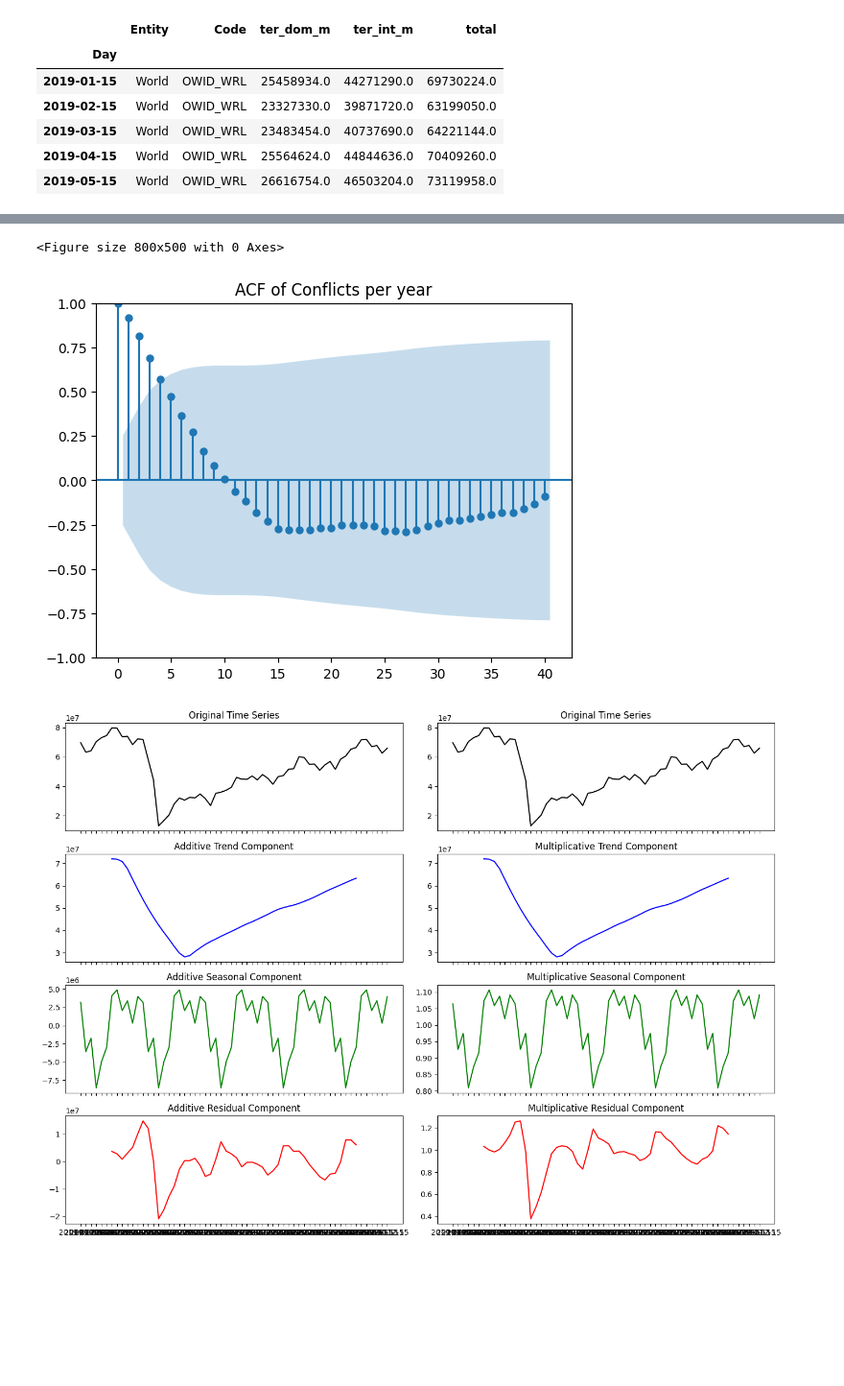
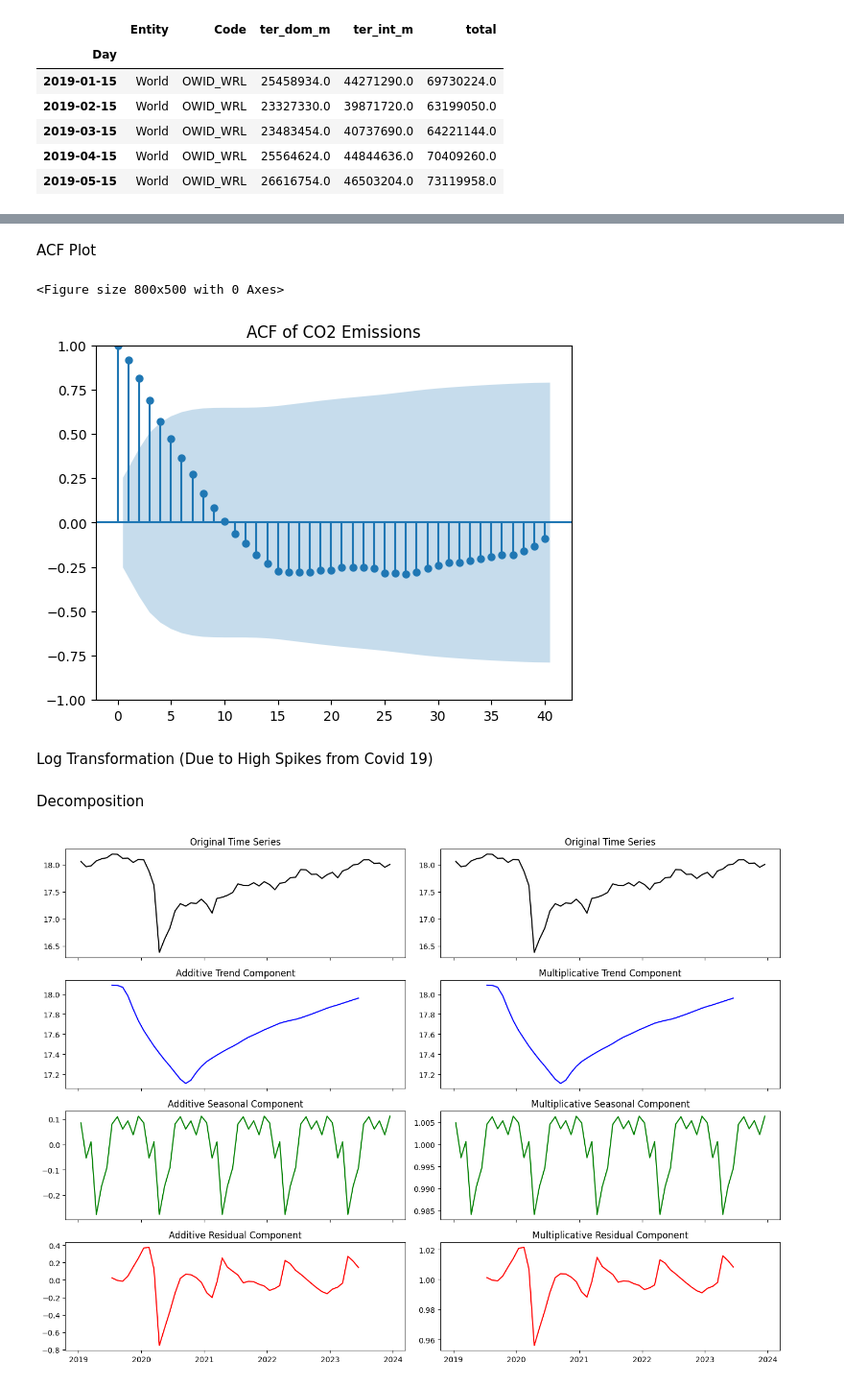
Before and after one commit to BOYSABIO/Operations-Management-Group-Project-1, a Jupyter notebook: CO2_Emissions.ipynb, the cells around one changed output, grey strips where cells are left out. Shown at 96% size. Saved outputs shown, nothing was run; the diff lists cells and outputs as text; code cells hidden in the pictures; blank space fills up the shorter version.

Commit message:
Finished time series model

```diff
--- a/CO2_Emissions.ipynb
+++ b/CO2_Emissions.ipynb
@@ -15,5 +19,5 @@ df.head(1)
 # %%
-pd.to_datetime(df['Day'])
-df.head()
+df['Day'] = pd.to_datetime(df['Day'])
+df
 # %% [output]
 |  | Entity | Code | Day | ter_dom_m | ter_int_m |
@@ -50,14 +63,23 @@ import plotly.graph_objects as go
 
 fig = go.Figure()
 
-fig.add_trace(go.Scatter(x = co2.index, y = co2['total'], mode = 'lines'))
+fig.add_trace(go.Scatter(x=co2.index, y=co2['total'], mode='lines+markers', name='Total CO₂'))
 
 fig.update_layout(title = 'Monthly CO2 Emissions from International and Domestic Flights',
                   xaxis_title = 'Date (Years)',
                   yaxis_title = 'CO2 Emissions (Million Tonnes)',
                   template = 'plotly_dark')
 
+fig.add_vrect(x0="2020-01-01", x1="2020-12-31",
+              fillcolor="red", opacity=0.3,
+              layer="below", line_width=0)
+
+co2['rolling_mean'] = co2['total'].rolling(window=6).mean()
+fig.add_trace(go.Scatter(x=co2.index, y=co2['rolling_mean'], mode='lines', name='6-Month Moving Avg'))
+
 fig.show()
+# %% [markdown]
+ACF Plot
 # %%
 from statsmodels.graphics.tsaplots import plot_acf
 import matplotlib.pyplot as plt
@@ -65,11 +87,18 @@ import matplotlib.pyplot as plt
 # Plot ACF of Apple closing prices
 plt.figure(figsize=(8, 5))
 plot_acf(co2['total'], lags=40)
-plt.title("ACF of Conflicts per year")
+plt.title("ACF of CO2 Emissions")
 plt.show()
 # %% [output]
 <Figure size 800x500 with 0 Axes>
-[figure, old version]
+[figure, new version]
+# %% [markdown]
+Log Transformation (Due to High Spikes from Covid 19)
+# %%
+import numpy as np
+co2["log_total"] = np.log(co2["total"])
+# %% [markdown]
+Decomposition
 # %%
 import numpy as np
 import pandas as pd
@@ -80,39 +109,39 @@ from statsmodels.graphics.tsaplots import plot_acf, plot_pacf
 from statsmodels.stats.diagnostic import acorr_ljungbox
 
 # ---  Apply Additive and Multiplicative Decomposition ---
-additive_decomposition = seasonal_decompose(co2["total"], model="additive", period=12)
-multiplicative_decomposition = seasonal_decompose(co2["total"], model="multiplicative", period=12)
+additive_decomposition = seasonal_decompose(co2["log_total"], model="additive", period=12)
+multiplicative_decomposition = seasonal_decompose(co2["log_total"], model="multiplicative", period=12)
 
 # Plot both decompositions side by side
 fig, axes = plt.subplots(4, 2, figsize=(14, 10), sharex=True)
 
 # Additive Decomposition Plots
-axes[0, 0].plot(co2.index, co2["total"], color="black")
+axes[0, 0].plot(co2.index, co2["log_total"], color="black")
 axes[0, 0].set_title("Original Time Series")
 
 axes[1, 0].plot(co2.index, additive_decomposition.trend, color="blue")
 axes[1, 0].set_title("Additive Trend Component")
 
 axes[2, 0].plot(co2.index, additive_decomposition.seasonal, color="green")
 axes[2, 0].set_title("Additive Seasonal Component")
 
 axes[3, 0].plot(co2.index, additive_decomposition.resid, color="red")
 axes[3, 0].set_title("Additive Residual Component")
 
 # Multiplicative Decomposition Plots
-axes[0, 1].plot(co2.index, co2["total"], color="black")
+axes[0, 1].plot(co2.index, co2["log_total"], color="black")
 axes[0, 1].set_title("Original Time Series")
 
 axes[1, 1].plot(co2.index, multiplicative_decomposition.trend, color="blue")
 axes[1, 1].set_title("Multiplicative Trend Component")
 
 axes[2, 1].plot(co2.index, multiplicative_decomposition.seasonal, color="green")
 axes[2, 1].set_title("Multiplicative Seasonal Component")
 
 axes[3, 1].plot(co2.index, multiplicative_decomposition.resid, color="red")
 axes[3, 1].set_title("Multiplicative Residual Component")
 
 plt.tight_layout()
 plt.show()
 # %% [output]
-[figure, old version]
+[figure, new version]
```
Also changed, not shown: parts of 22 cells of this notebook.
